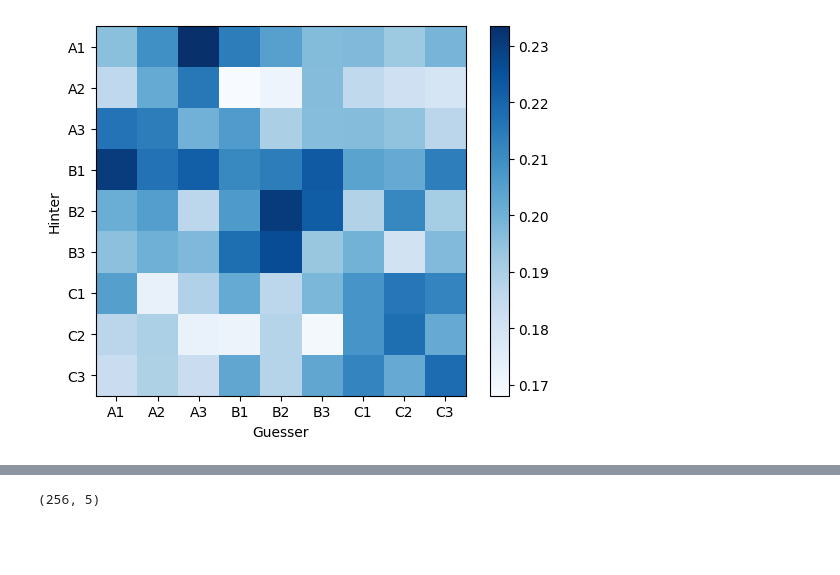
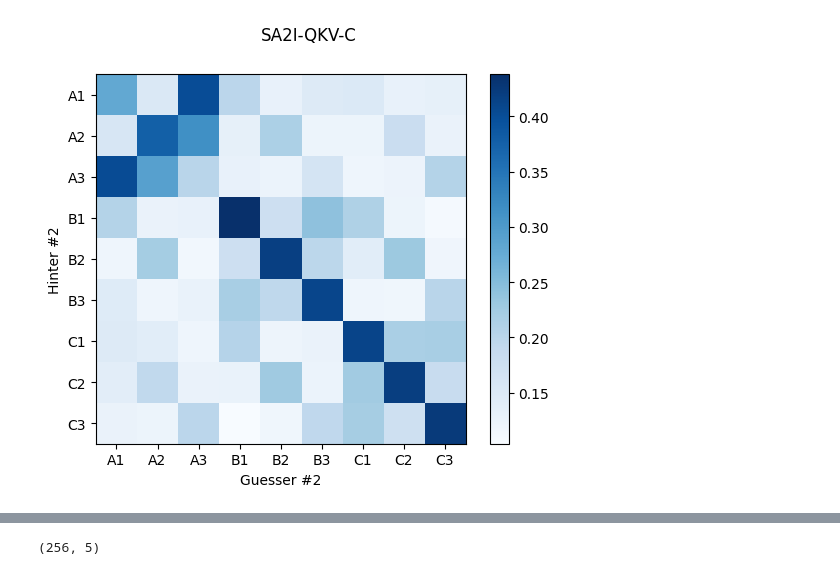
Before and after one commit to collinfeng/actionfeature, a Jupyter notebook: Interactive.ipynb, the cells around one changed output, grey strips where cells are left out. Cells and saved outputs as stored; diff of their text form; code cells hidden in the pictures; blank space fills up the shorter version.

```diff
--- a/Interactive.ipynb
+++ b/Interactive.ipynb
@@ -13,9 +19,9 @@ config = {
     "debug":True,
     "N": 5,
     "feature_dim": 3, # this the number of classes under different features set, e.g. dim = 3 for 0, 1, 2
-    "emb_dim":6,
-    "qkv_features":6,
-    "out_features":6,
+    "emb_dim":9,
+    "qkv_features":9,
+    "out_features":9,
     "num_episodes": 4000000,
     "mlp_hidden": 128,
     "batch_size": 500,
@@ -24,7 +30,7 @@ config = {
     "PRNGkey": 0,
     "eval_PRNGkey":12345,
     "num_heads": 1,
-    "eval_runs":10,
+    "eval_runs":100,
     "eps_min":0.01,
     "eps_max":0.95,
     "K":50000,
@@ -37,7 +43,7 @@ init_h2 = jnp.zeros((config["batch_size"], config["N"], 2 * config["feature_dim"
 init_rng = jax.random.PRNGKey(0)
 
 
-hinter = A2I(hidden=config["mlp_hidden"],
+hinter = A2ICoded(hidden=config["mlp_hidden"],
                  num_heads=config["num_heads"],
                  batch_size=config["batch_size"],
                  emb_dim=config["emb_dim"],
@@ -47,7 +53,7 @@ hinter = A2I(hidden=config["mlp_hidden"],
 
 
 
-guesser = A2I(hidden=config["mlp_hidden"],
+guesser = A2ICoded(hidden=config["mlp_hidden"],
 				num_heads=config["num_heads"],
 				batch_size=config["batch_size"],
 				emb_dim=config["emb_dim"],
@@ -55,24 +61,29 @@ guesser = A2I(hidden=config["mlp_hidden"],
 				qkv_features=config["qkv_features"],
 				out_features=config["out_features"])
 # %%
-h_tree = load_trainstate("result/2023-10-31-SA2I/hinter_2")
-g_tree = load_trainstate("result/2023-10-31-SA2I/guesser_2")
+hinter_idx = 2
+guesser_idx = 2
+h_tree = load_trainstate(f"result/2023-11-01-SA2I-QKV-C/hinter_{hinter_idx}")
+g_tree = load_trainstate(f"result/2023-11-01-SA2I-QKV-C/guesser_{guesser_idx}")
 
 t_state_h = create_train_state(hinter, init_sp, init_h1, init_h2, init_rng, config["learning_rate"], params=h_tree["params"])
 t_state_g = create_train_state(guesser, init_sp, init_h1, init_h2, init_rng, config["learning_rate"], params=g_tree["params"] )
+
+rewards, conditional_prob = play_eval(t_state_h, t_state_g, init_rng, config)
+print(rewards)
 # %%
-rewards, conditional_prob = play_eval(t_state_h, t_state_g, init_rng, config)
 labels = [f"{char}{num}" for char in "ABC" for num in range(1, 4)]
 fig, ax = plt.subplots()
 cax = ax.imshow(conditional_prob, cmap='Blues')
 ax.set_xticks(np.arange(len(labels)))
 ax.set_yticks(np.arange(len(labels)))
 ax.set_xticklabels(labels)
 ax.set_yticklabels(labels)
-ax.set_xlabel('Guesser')
-ax.set_ylabel('Hinter')
+ax.set_xlabel(f'Guesser #{guesser_idx}')
+ax.set_ylabel(f'Hinter #{hinter_idx}')
+fig.suptitle('SA2I-QKV-C')
 cbar = fig.colorbar(cax, ax=ax)
 
 plt.show()
 # %% [output]
-[figure, old version]
+[figure, new version]
```
Also changed, not shown: parts of 5 cells of this notebook, 4 other files.
